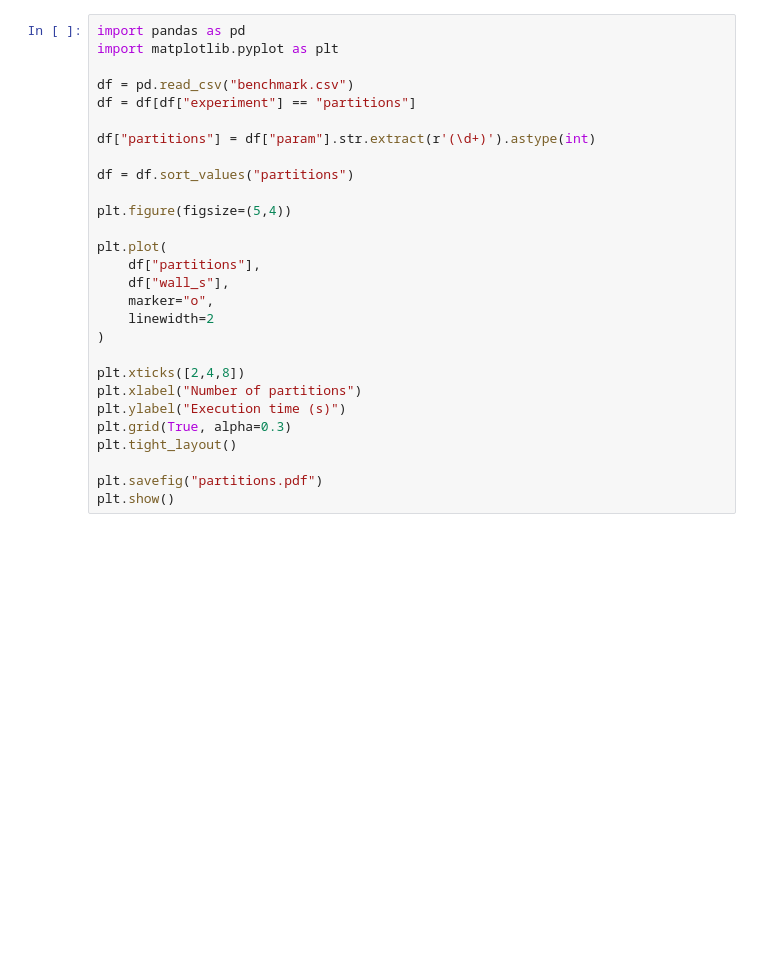
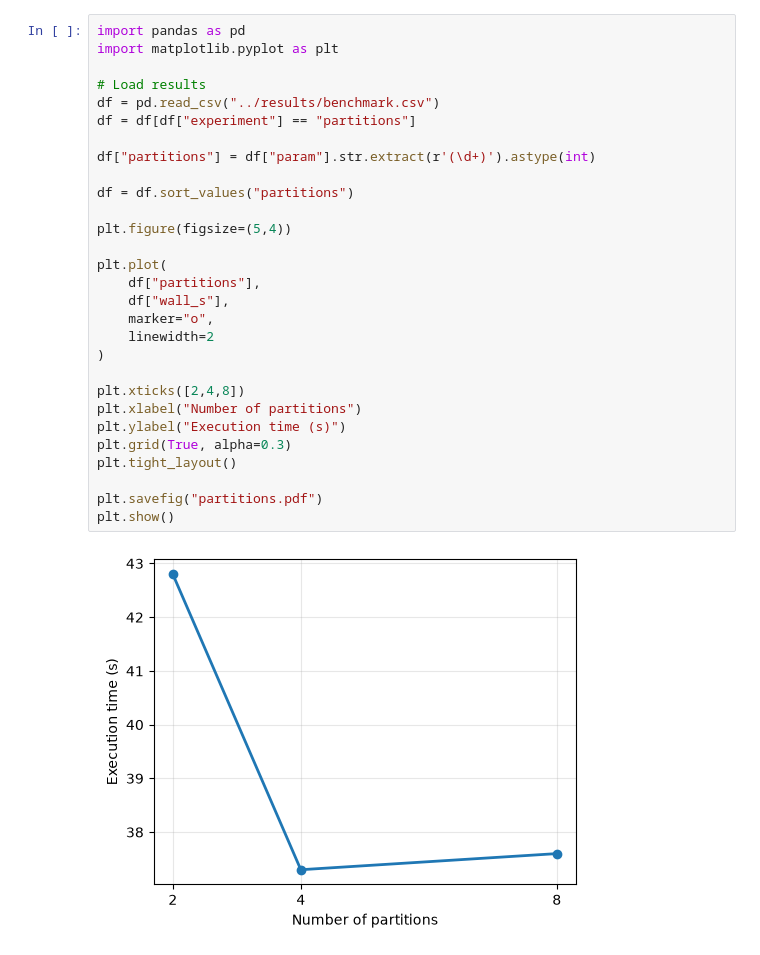
Before and after one commit to LBartalucci/Cloud-Computing-project, a Jupyter notebook: scripts/plots.ipynb, the cells around one changed output. Drawn from its saved outputs; the diff is of its cells as text; blank space fills up the shorter version.

```diff
--- a/scripts/plots.ipynb
+++ b/scripts/plots.ipynb
@@ -66,28 +71,31 @@ plt.show()
 # %%
 import pandas as pd
 import matplotlib.pyplot as plt
 
-df = pd.read_csv("benchmark.csv")
+# Load results
+df = pd.read_csv("../results/benchmark.csv")
 df = df[df["experiment"] == "partitions"]
 
 df["partitions"] = df["param"].str.extract(r'(\d+)').astype(int)
 
 df = df.sort_values("partitions")
 
 plt.figure(figsize=(5,4))
 
 plt.plot(
     df["partitions"],
     df["wall_s"],
     marker="o",
     linewidth=2
 )
 
 plt.xticks([2,4,8])
 plt.xlabel("Number of partitions")
 plt.ylabel("Execution time (s)")
 plt.grid(True, alpha=0.3)
 plt.tight_layout()
 
 plt.savefig("partitions.pdf")
 plt.show()
+# %% [output]
+[figure, added]
```
Also changed, not shown: parts of 2 cells of this notebook, 3 other files.
